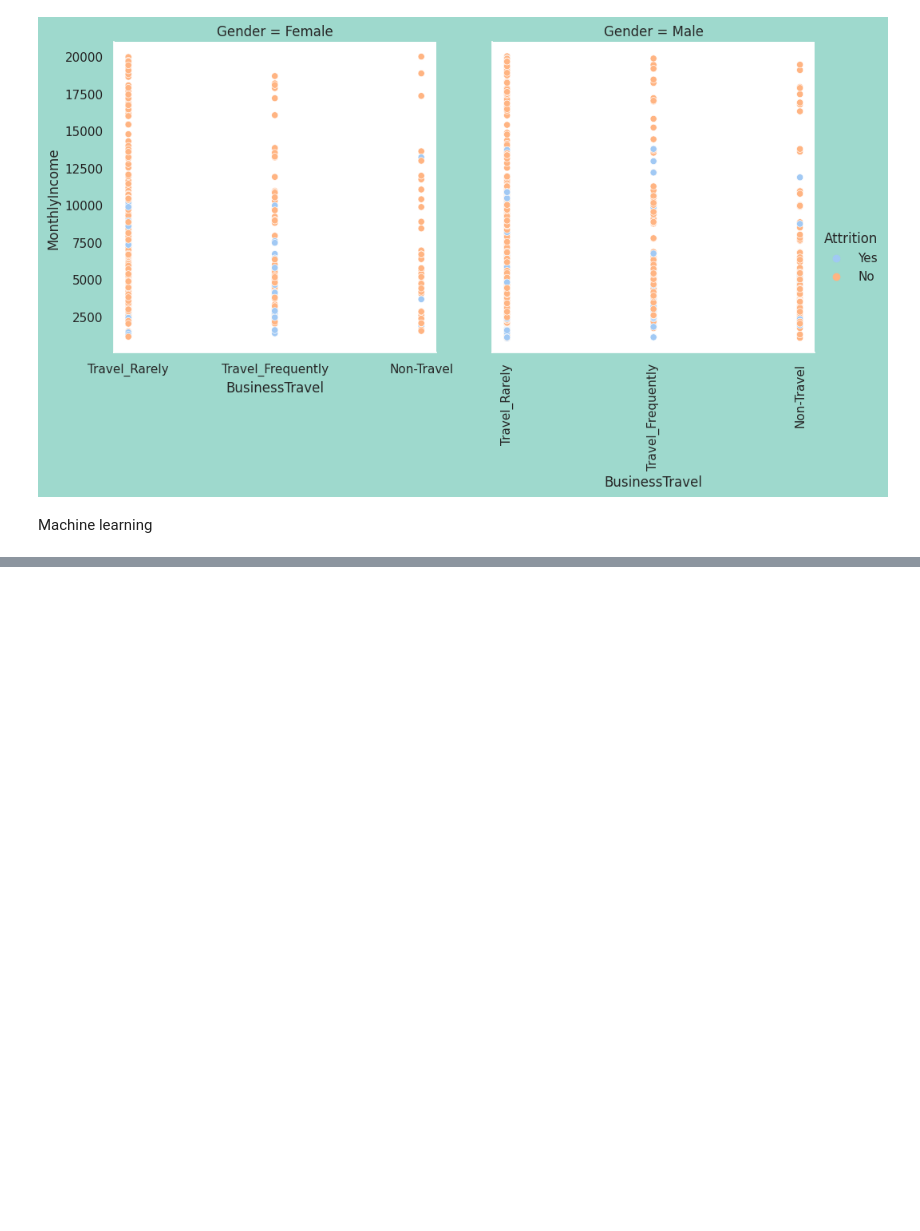
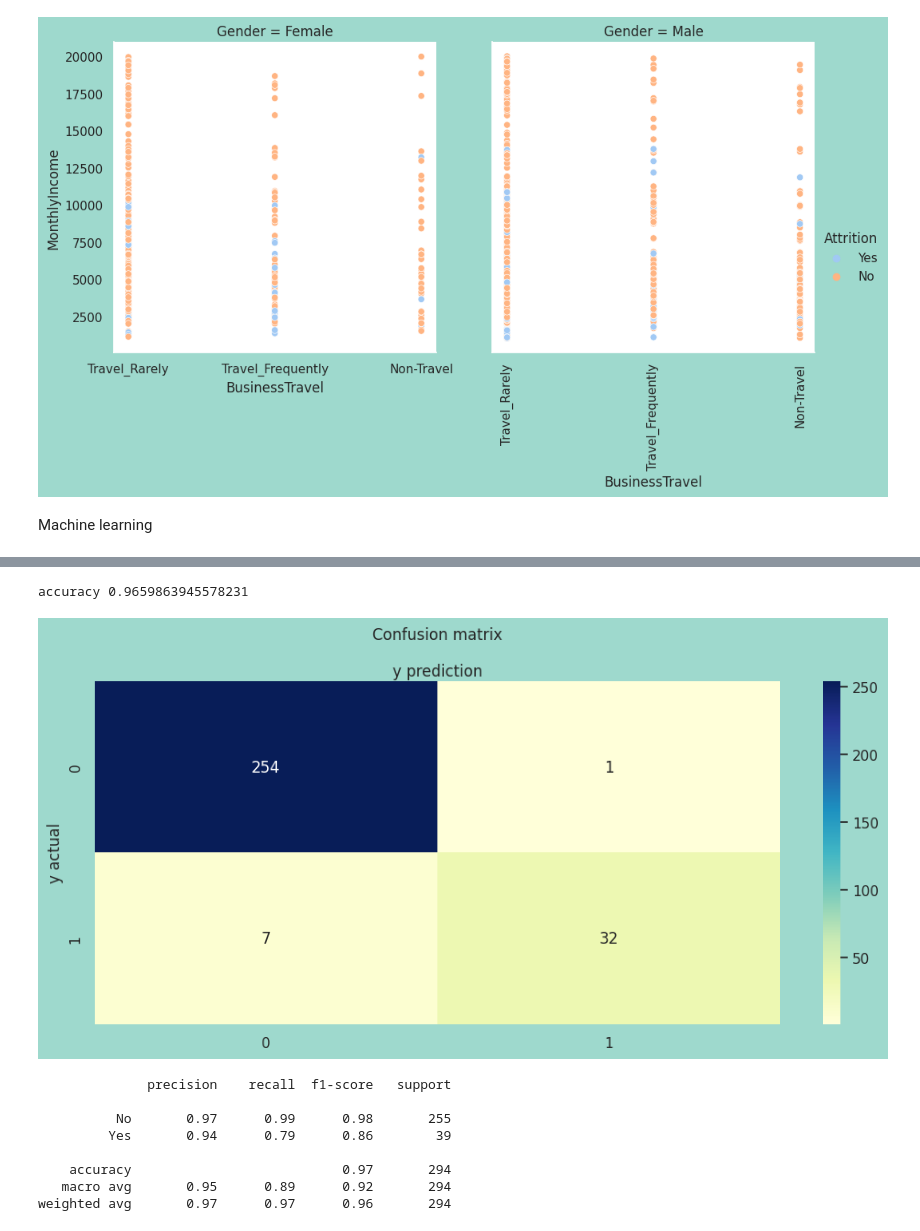
Before and after one commit to abdyraman/hr-deep-learning, a Jupyter notebook: deep_hr.ipynb, the cells around one changed output, grey strips where cells are left out. Saved outputs shown, nothing was run; the diff lists cells and outputs as text; code cells hidden in the pictures; blank space fills up the shorter version.

```diff
--- a/deep_hr.ipynb
+++ b/deep_hr.ipynb
@@ -221,0 +361,44 @@ Machine learning
+# %%
+seed=0
+gb_params ={
+    'n_estimators': 1500,
+    'max_features': 0.9,
+    'learning_rate' : 0.25,
+    'max_depth': 4,
+    'min_samples_leaf': 2,
+    'subsample': 1,
+    'max_features' : 'sqrt',
+    'random_state' : seed,
+    'verbose': 0}
+
+from sklearn.ensemble import  GradientBoostingClassifier
+
+gb = GradientBoostingClassifier(**gb_params)
+gb.fit(smote_train, smote_target)
+
+gb_predictions = gb.predict(x_test)
+print('accuracy',metrics.accuracy_score(y_test, gb_predictions))
+# %% [output]
+accuracy 0.9659863945578231
+# %%
+fig, ax = plt.subplots(figsize=(10,5))
+cm = metrics.confusion_matrix(y_test,y_pred)
+sns.heatmap(metrics.confusion_matrix(y_test,y_pred),annot=True, cmap="YlGnBu" ,fmt='g')
+plt.title('Confusion matrix', y=1.1)
+ax.xaxis.set_label_position("top")
+plt.tight_layout()
+plt.xlabel('y prediction')
+plt.ylabel('y actual')
+plt.show()
+
+print(classification_report(y_test, gb_predictions))
+# %% [output]
+[figure, added]
+              precision    recall  f1-score   support
+
+          No       0.97      0.99      0.98       255
+         Yes       0.94      0.79      0.86        39
+
+    accuracy                           0.97       294
+   macro avg       0.95      0.89      0.92       294
+weighted avg       0.97      0.97      0.96       294
```
Also changed, not shown: parts of 17 cells of this notebook.
